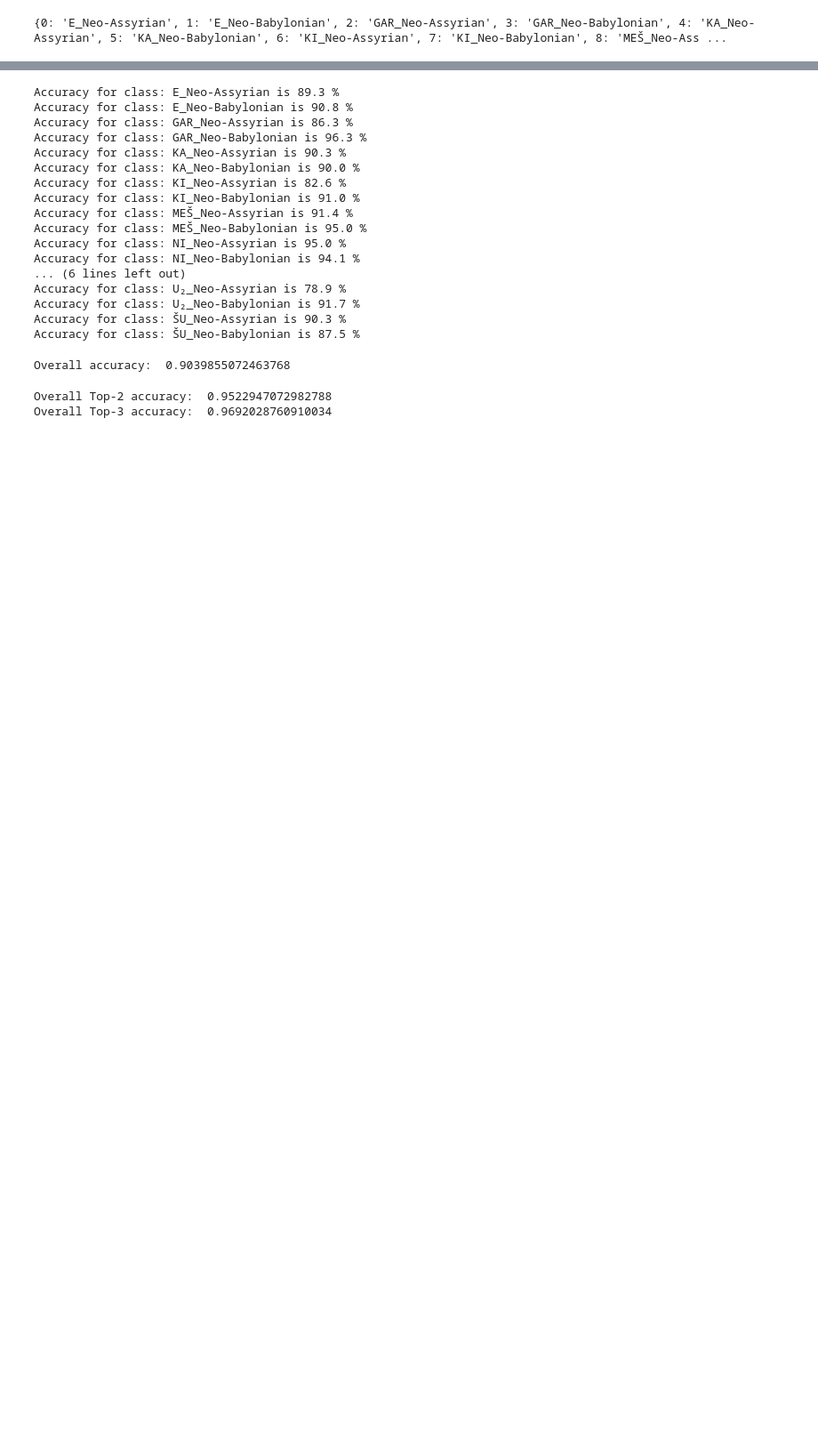
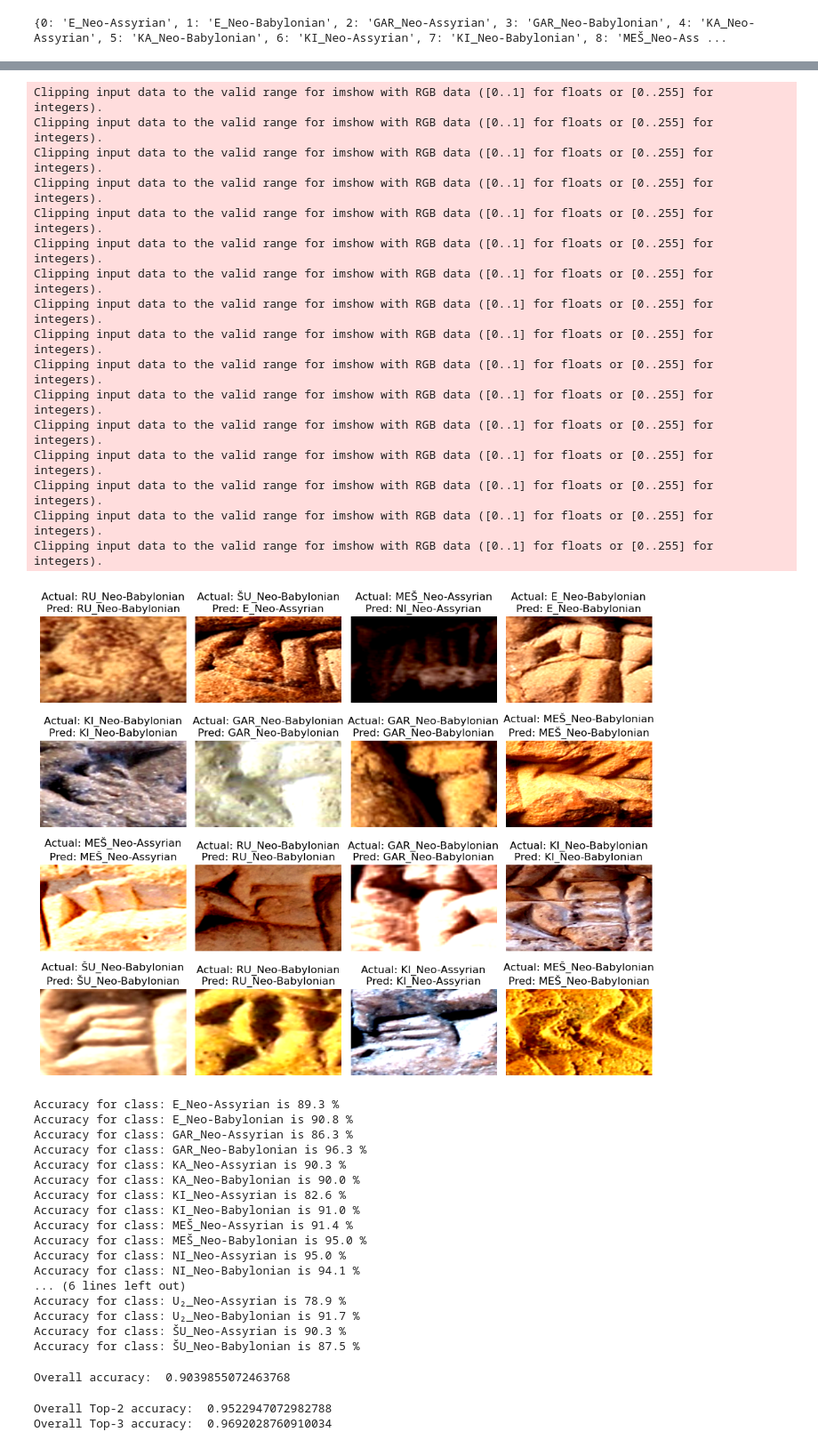
Before and after one commit to ElectronicBabylonianLiterature/signs-classification, a Jupyter notebook: visualizations/trained_resnet101_CDP.ipynb, the cells around one changed output, grey strips where cells are left out. Shown at 89% size. Drawn from its saved outputs; the diff is of its cells as text; code cells hidden in the pictures; blank space fills up the shorter version.

```diff
--- a/visualizations/trained_resnet101_CDP.ipynb
+++ b/visualizations/trained_resnet101_CDP.ipynb
@@ -72,3 +124,37 @@ print(idx_to_class)
+# %%
+def imshow(img):
+    img = img / 2 + 0.5  # Unnormalize the image
+    npimg = img.numpy()
+    plt.imshow(np.transpose(npimg, (1, 2, 0)), aspect='auto')
+
+# Show the images and their labels
+plt.figure(figsize=(10, 8))
+for i in range(len(data)):
+    plt.subplot(4, 4, i + 1)
+    imshow(data[i])
+    plt.title(f'Actual: {test_loader.dataset.dataset.classes[labels[i]]}\nPred: {test_loader.dataset.dataset.classes[predicted[i]]}')
+    plt.axis('off')
+
+plt.tight_layout()
+plt.show()
+# %% [output]
+Clipping input data to the valid range for imshow with RGB data ([0..1] for floats or [0..255] for integers).
+Clipping input data to the valid range for imshow with RGB data ([0..1] for floats or [0..255] for integers).
+Clipping input data to the valid range for imshow with RGB data ([0..1] for floats or [0..255] for integers).
+Clipping input data to the valid range for imshow with RGB data ([0..1] for floats or [0..255] for integers).
+Clipping input data to the valid range for imshow with RGB data ([0..1] for floats or [0..255] for integers).
+Clipping input data to the valid range for imshow with RGB data ([0..1] for floats or [0..255] for integers).
+Clipping input data to the valid range for imshow with RGB data ([0..1] for floats or [0..255] for integers).
+Clipping input data to the valid range for imshow with RGB data ([0..1] for floats or [0..255] for integers).
+Clipping input data to the valid range for imshow with RGB data ([0..1] for floats or [0..255] for integers).
+Clipping input data to the valid range for imshow with RGB data ([0..1] for floats or [0..255] for integers).
+Clipping input data to the valid range for imshow with RGB data ([0..1] for floats or [0..255] for integers).
+Clipping input data to the valid range for imshow with RGB data ([0..1] for floats or [0..255] for integers).
+Clipping input data to the valid range for imshow with RGB data ([0..1] for floats or [0..255] for integers).
+Clipping input data to the valid range for imshow with RGB data ([0..1] for floats or [0..255] for integers).
+Clipping input data to the valid range for imshow with RGB data ([0..1] for floats or [0..255] for integers).
+Clipping input data to the valid range for imshow with RGB data ([0..1] for floats or [0..255] for integers).
+[figure, added]
 # %%
 correct_pred = {classname: 0 for classname in idx_to_class}
 total_pred = {classname: 0 for classname in idx_to_class}
```
Also changed, not shown: parts of 8 cells of this notebook, 3 other files.
